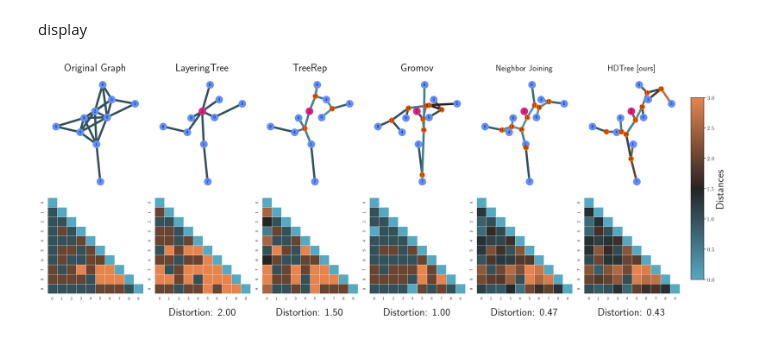
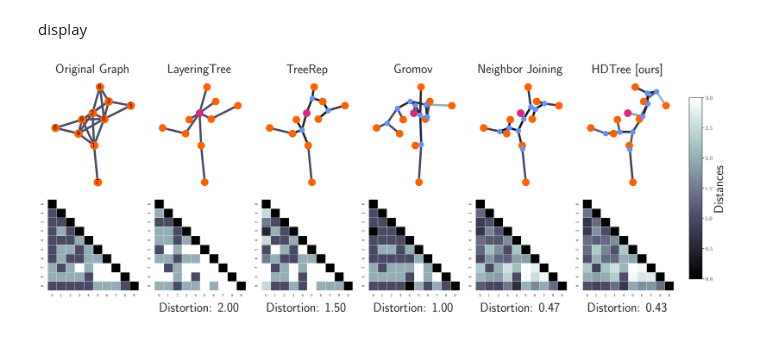
Before and after one commit to pierrehouedry/DifferentiableHyperbolicity, a Jupyter notebook: hyperbolicity/expes/figures/figure_paper_final.ipynb, the cells around one changed output. Drawn from its saved outputs; the diff is of its cells as text; code cells hidden in the pictures.

```diff
--- a/hyperbolicity/expes/figures/figure_paper_final.ipynb
+++ b/hyperbolicity/expes/figures/figure_paper_final.ipynb
@@ -26,8 +26,8 @@ from matplotlib.colors import Normalize
 
 def draw_graph(n, distances, tree, ax, title='Tree', fixed_pos=None, fixed_nodes=None,
                node_size=500, edge_color='gray',root=0,show_root=True,
-               orig_color = '#648FFF',
-               int_color  = '#FE6100',
+               orig_color = '#FE6100',
+               int_color  = '#648FFF',
                root_color = '#DC267F',
                cmap=sns.color_palette("Blues", as_cmap=True),
                with_labels=True,
@@ -45,7 +45,7 @@ def draw_graph(n, distances, tree, ax, title='Tree', fixed_pos=None, fixed_nodes
         edge_values[(u,v)]= distances[u, v]
 
     norm = Normalize(vmin=vmin, vmax=vmax)
-    edge_colors = [cmap(norm(edge_values[edge])) for edge in tree.edges()]
+    edge_colors = [cmap(norm(edge_values[(u,v)])) for (u,v) in tree.edges()]
     # Get positions for the nodes
     pos = nx.spring_layout(tree, pos=fixed_pos, fixed=fixed_nodes, weight='weight_layout',  iterations=1000)
 
@@ -68,7 +68,7 @@ def draw_graph(n, distances, tree, ax, title='Tree', fixed_pos=None, fixed_nodes
     if with_labels:
         nx.draw_networkx_labels(tree, pos,
                                 labels={v: str(v) for v in tree.nodes()},
-                                font_size=12, font_color='black',
+                                font_size=20, font_color='black',
                                 ax=ax)
 
     ax.set_title(title, pad=10,fontsize=fs)
@@ -84,7 +84,7 @@ def plot_distances(distances, ax, vmin=0, vmax=10,
     #sns.heatmap(distances, mask=mask, cmap=cmap, vmin=vmin, vmax=vmax, center=0,
     #            square=True, linewidths=.5, cbar_kws={"shrink": .6},ax=ax)
     sns.heatmap(distances, mask=mask, cmap=cmap, vmin=vmin, vmax=vmax,
-                square=True, linewidths=.5, cbar=False,ax=ax)
+                square=True, linewidths=.7, cbar=False,ax=ax)
 # %%
 def create_sbm(n1=50, n2=50, p_in=0.3, p_out=0.05, seed=None):
     if seed is not None:
@@ -163,10 +163,11 @@ display
 # %%
 node_size = 400
 size_fig = 5
-cmap_dist = sns.diverging_palette(220,30, l=65, center="dark", as_cmap=True)#sns.color_palette("icefire", as_cmap=True)
+cmap_dist = sns.color_palette(palette='bone', as_cmap=True)
+#sns.diverging_palette(220,30, l=65, center="dark", as_cmap=True)#sns.color_palette("icefire", as_cmap=True)
 vmin = 0
 vmax = 3
-fs=30
+fs=36
 
 # let's plot the trees
 fig, axes = plt.subplots(2, 6, figsize=(5 * size_fig, 2 * size_fig))
@@ -182,7 +183,7 @@ fixed_positions = nx.spring_layout(random_graph, seed=0)
 fixed_nodes = fixed_positions.keys()
 
 draw_graph(N, distances, random_graph, ax, title='Original Graph', fixed_pos=fixed_positions, fixed_nodes=fixed_nodes,
-           cmap=cmap_dist, node_size=node_size, show_root=False, vmax=vmax, fs=fs)
+           cmap=cmap_dist, node_size=node_size+100, show_root=False, vmax=vmax, fs=fs)
 
 ax = axes[1, 0]
 plot_distances(distances, ax, vmin=vmin, vmax=vmax, cmap=cmap_dist)
@@ -190,7 +191,7 @@ plot_distances(distances, ax, vmin=vmin, vmax=vmax, cmap=cmap_dist)
 # 2) Chepoi
 ax = axes[0, 1]
 draw_graph(N, distance_layering, layering_tree, ax, title='LayeringTree', fixed_pos=fixed_positions, fixed_nodes=fixed_nodes,
-           cmap=cmap_dist, node_size=node_size, root=root, vmax=vmax, fs=fs)
+           cmap=cmap_dist, node_size=node_size, root=root, vmax=vmax, fs=fs, with_labels=False)
 ax = axes[1, 1]
 plot_distances(distance_layering[:N, :N], ax, vmin=vmin, vmax=vmax, cmap=cmap_dist)
 distortion = np.abs(distances - distance_layering[:N, :N]).max()
@@ -199,7 +200,7 @@ ax.text(0.5, -0.2, f"Distortion: {distortion:.2f}", ha='center', va='center', tr
 # 3) TreeRep
 ax = axes[0, 2]
 draw_graph(N, tree_TR_distances, tree_TR.G, ax, title='TreeRep', fixed_pos=fixed_positions, fixed_nodes=fixed_nodes,
-           cmap=cmap_dist, node_size=node_size, root=root, vmax=vmax, fs=fs)
+           cmap=cmap_dist, node_size=node_size, root=root, vmax=vmax, fs=fs, with_labels=False)
 ax = axes[1, 2]
 plot_distances(tree_TR_distances[:N, :N], ax, vmin=vmin, vmax=vmax, cmap=cmap_dist)
 distortion = np.abs(distances - tree_TR_distances[:N, :N]).max()
@@ -207,10 +208,11 @@ ax.text(0.5, -0.2, f"Distortion: {distortion:.2f}", ha='center', va='center', tr
 
 # 4) Gromov
 ax = axes[0, 3]
-draw_graph(N, distance_gromov_tree, tree_gromov_full, ax, title='Gromov', fixed_pos=fixed_positions, fixed_nodes=fixed_nodes,
-           cmap=cmap_dist, node_size=node_size, root=root, vmax=vmax,fs=fs)
+l = np.argsort(tree_gromov_full.nodes)
+draw_graph(N, distance_gromov_tree[l], tree_gromov_full, ax, title='Gromov', fixed_pos=fixed_positions, fixed_nodes=fixed_nodes,
+           cmap=cmap_dist, node_size=node_size, root=root, vmax=vmax,fs=fs, with_labels=False)
 ax = axes[1, 3]
-l = np.argsort(tree_gromov_full.nodes)
+#l = np.argsort(tree_gromov_full.nodes)
 plot_distances(distance_gromov_tree[l][:N, l[:N]], ax, vmin=vmin, vmax=vmax, cmap=cmap_dist)
 distortion = np.abs(distances - distance_gromov_tree[l][:N, l[:N]]).max()
 ax.text(0.5, -0.2, f"Distortion: {distortion:.2f}", ha='center', va='center', transform=ax.transAxes, fontsize=fs)
@@ -218,34 +220,35 @@ ax.text(0.5, -0.2, f"Distortion: {distortion:.2f}", ha='center', va='center', tr
 
 
 # 5) Neighbor‑Joining
 ax = axes[0, 4]
 draw_graph(N, tree_nj_distances, tree_nj, ax, title='Neighbor Joining', fixed_pos=fixed_positions, fixed_nodes=fixed_nodes,
-           cmap=cmap_dist, node_size=node_size, root=root, vmax=vmax)
+           cmap=cmap_dist, node_size=node_size, root=root, vmax=vmax, fs=fs, with_labels=False)
 ax = axes[1, 4]
 plot_distances(tree_nj_distances[:N, :N], ax, vmin=vmin, vmax=vmax, cmap=cmap_dist)
 distortion = np.abs(distances - tree_nj_distances[:N, :N]).max()
 ax.text(0.5, -0.2, f"Distortion: {distortion:.2f}", ha='center', va='center', transform=ax.transAxes, fontsize=fs)
 
 
 
 
 # 7) HDTree
 ax = axes[0, 5]
-draw_graph(N, distance_hdtree, opt_tree_full, ax, title='HDTree [ours]', fixed_pos=fixed_positions, fixed_nodes=fixed_nodes,
-           cmap=cmap_dist, node_size=node_size, root=root, vmax=vmax)
 l = np.argsort(opt_tree_full.nodes)
+draw_graph(N, distance_hdtree[l], opt_tree_full, ax, title='HDTree [ours]', fixed_pos=fixed_positions, fixed_nodes=fixed_nodes,
+           cmap=cmap_dist, node_size=node_size, root=root, vmax=vmax, fs=fs, with_labels=False)
+
 ax = axes[1, 5]
 plot_distances(distance_hdtree[l][:N, l[:N]], ax, vmin=vmin, vmax=vmax, cmap=cmap_dist)
 distortion = np.abs(distances - distance_hdtree[l][:N, l[:N]]).max()
 ax.text(0.5, -0.2, f"Distortion: {distortion:.2f}", ha='center', va='center', transform=ax.transAxes, fontsize=fs)
 
 cbar_ax = fig.add_axes([1.01, 0.15, 0.02, 0.7])  # Position: [gauche, bas, largeur, hauteur]
 sm = plt.cm.ScalarMappable(cmap=cmap_dist, norm=plt.Normalize(vmin=vmin, vmax=vmax))
 cbar = fig.colorbar(sm, cax=cbar_ax)
 cbar.set_label('Distances', fontsize=fs)
 cbar.ax.tick_params(labelsize=16)
 
 plt.tight_layout()
 plt.show()
 # %% [output]
-[figure, old version]
+[figure, new version]
```
